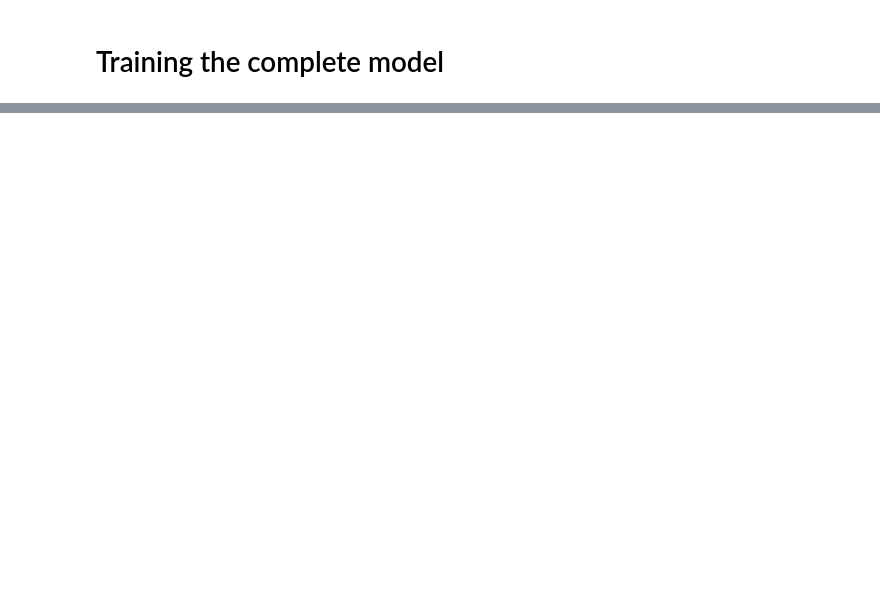
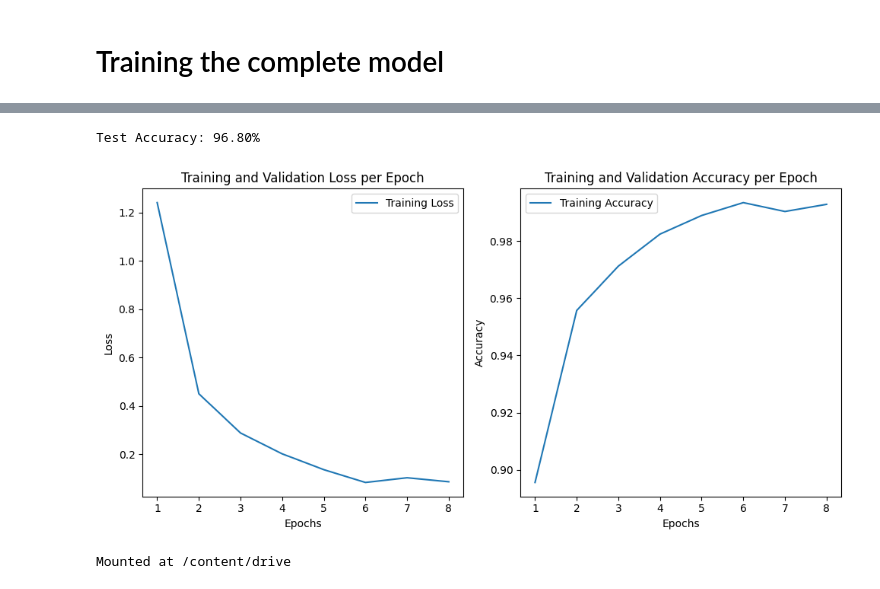
Before and after one commit to AliMohseninejad/dl_p3, a Jupyter notebook: transfer_learning.ipynb, the cells around one changed output, grey strips where cells are left out. Saved outputs shown, nothing was run; the diff lists cells and outputs as text; code cells hidden in the pictures; blank space fills up the shorter version.

```diff
--- a/transfer_learning.ipynb
+++ b/transfer_learning.ipynb
@@ -385 +466,17 @@ Files already downloaded and verified
+# %%
+class CustomModel(nn.Module):
+    def __init__(self):
+        super(CustomModel, self).__init__()
+        self.feature_extractor = models.resnet18(weights="DEFAULT")
+        num_features = self.feature_extractor.fc.in_features
+        self.feature_extractor.fc = nn.Identity()
+
+        self.classifier = nn.Linear(in_features=num_features, out_features=2, bias=True)
+        nn.init.xavier_uniform_(self.classifier.weight)
+        self.classifier.bias.data.fill_(0.0)
+
+    def forward(self, x):
+        features = self.feature_extractor(x)
+        out = self.classifier(features)
+        return features, out
 # %%
@@ -529,0 +549,17 @@ Mounted at /content/drive
+# %%
+model = CustomModel()
+
+triplet_dataloader = create_triplet_train_loader(with_labels=True)
+_, test_dataset = generate_dataset()
+_, _, test_loader = create_dataloaders(None, None, test_dataset)
+
+epochs = 8
+optimizer = optim.Adam(model.parameters(), lr=0.0001, weight_decay=0.005)
+triplet_loss = nn.TripletMarginLoss()
+criterion = nn.CrossEntropyLoss()
+train_loss_values, train_accuracy_values = train_2_loss_functions(model,
+                                                                  triplet_dataloader,
+                                                                  epochs,
+                                                                  optimizer,
+                                                                  triplet_loss,
+                                                                  criterion)
@@ -529,0 +581,10 @@ Mounted at /content/drive
+# %%
+test_accuracy = test_2_criteria(model, test_loader)
+plot_results(train_loss_values, train_accuracy_values, None, None)
+# %% [output]
+Test Accuracy: 96.80%
+[figure, added]
+# %%
+save_model(model, "q1_part3.pth")
+# %% [output]
+Mounted at /content/drive
```
Also changed, not shown: parts of 29 cells of this notebook.
